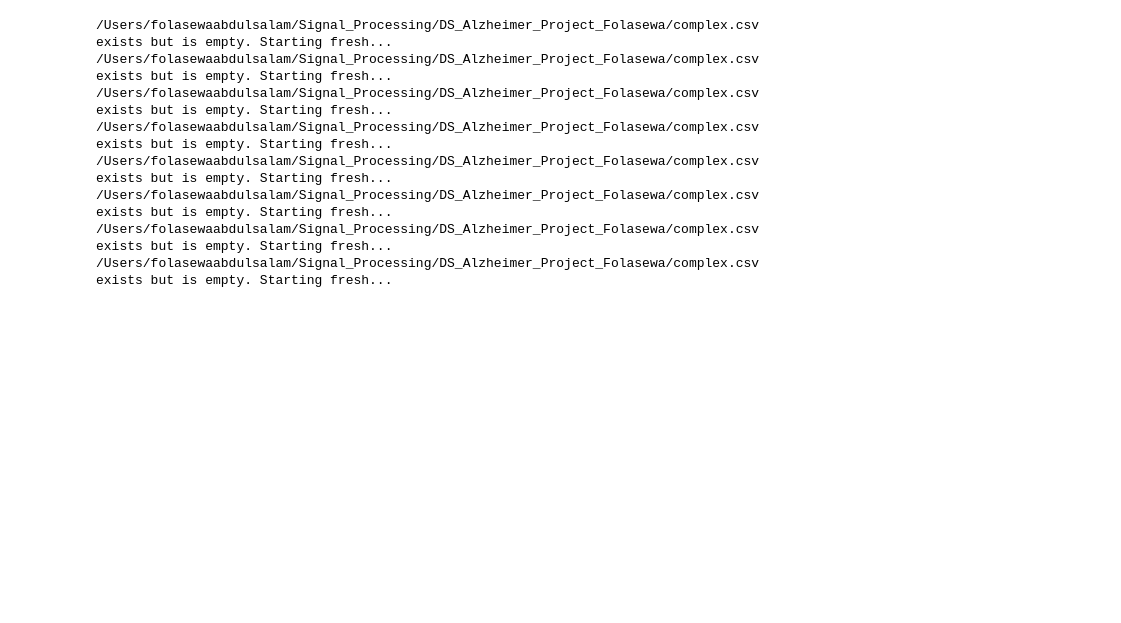
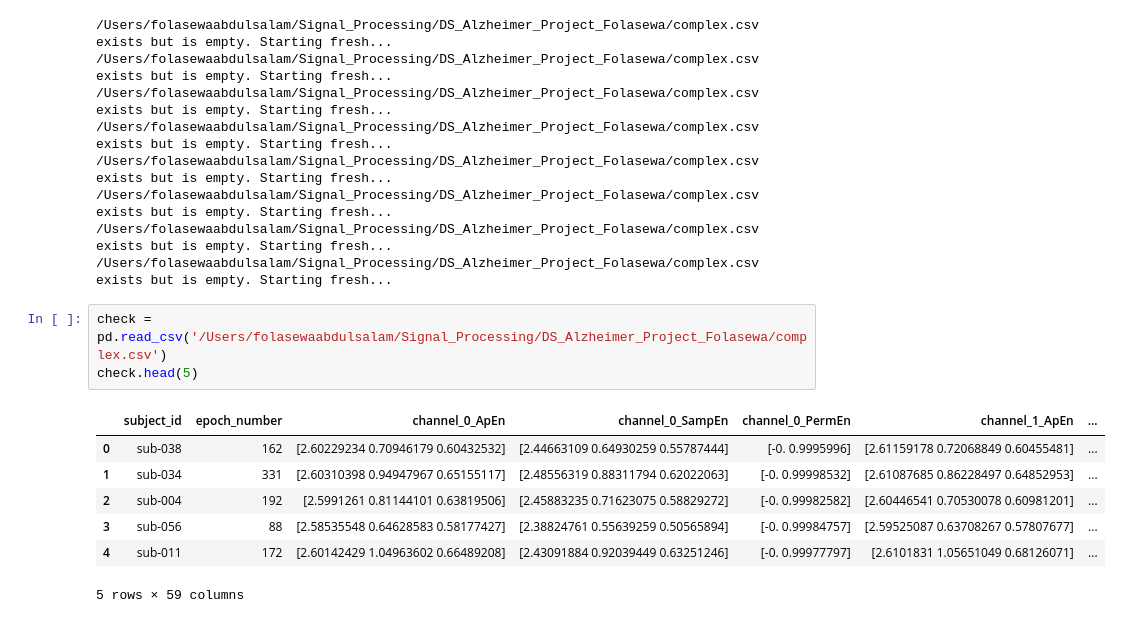
Before and after one commit to Folasewa/Signal_Processing_Projects, a Jupyter notebook: DS_Alzheimer_Project_Folasewa/alzheimer_classification_short.ipynb, the cells around one changed output. Saved outputs shown, nothing was run; the diff lists cells and outputs as text; blank space fills up the shorter version.

```diff
--- a/DS_Alzheimer_Project_Folasewa/alzheimer_classification_short.ipynb
+++ b/DS_Alzheimer_Project_Folasewa/alzheimer_classification_short.ipynb
@@ -1802,3 +1801,14 @@ Processing all epochs in parallel...
 /Users/folasewaabdulsalam/Signal_Processing/DS_Alzheimer_Project_Folasewa/complex.csv exists but is empty. Starting fresh...
 /Users/folasewaabdulsalam/Signal_Processing/DS_Alzheimer_Project_Folasewa/complex.csv exists but is empty. Starting fresh...
 /Users/folasewaabdulsalam/Signal_Processing/DS_Alzheimer_Project_Folasewa/complex.csv exists but is empty. Starting fresh...
+# %%
+check = pd.read_csv('/Users/folasewaabdulsalam/Signal_Processing/DS_Alzheimer_Project_Folasewa/complex.csv')
+check.head(5)
+# %% [output]
+|  | subject_id | epoch_number | channel_0_ApEn | channel_0_SampEn | channel_0_PermEn | channel_1_ApEn | ... |
+| 0 | sub-038 | 162 | [2.60229234 0.70946179 0.60432532] | [2.44663109 0.64930259 0.55787444] | [-0. 0.9995996] | [2.61159178 0.72068849 0.60455481] | ... |
+| 1 | sub-034 | 331 | [2.60310398 0.94947967 0.65155117] | [2.48556319 0.88311794 0.62022063] | [-0. 0.99998532] | [2.61087685 0.86228497 0.64852953] | ... |
+| 2 | sub-004 | 192 | [2.5991261 0.81144101 0.63819506] | [2.45883235 0.71623075 0.58829272] | [-0. 0.99982582] | [2.60446541 0.70530078 0.60981201] | ... |
+| 3 | sub-056 | 88 | [2.58535548 0.64628583 0.58177427] | [2.38824761 0.55639259 0.50565894] | [-0. 0.99984757] | [2.59525087 0.63708267 0.57807677] | ... |
+| 4 | sub-011 | 172 | [2.60142429 1.04963602 0.66489208] | [2.43091884 0.92039449 0.63251246] | [-0. 0.99977797] | [2.6101831 1.05651049 0.68126071] | ... |
+5 rows × 59 columns
```
Also changed, not shown: parts of 1 cell of this notebook, 2 other files.
